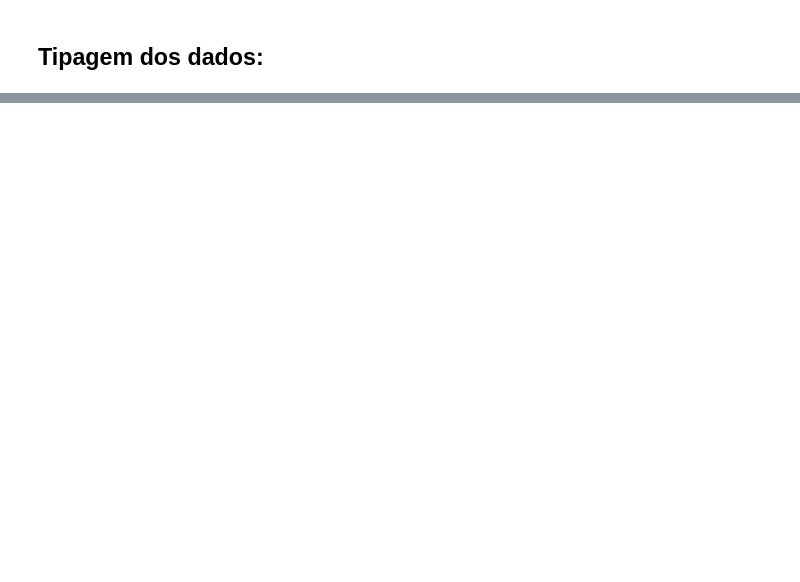
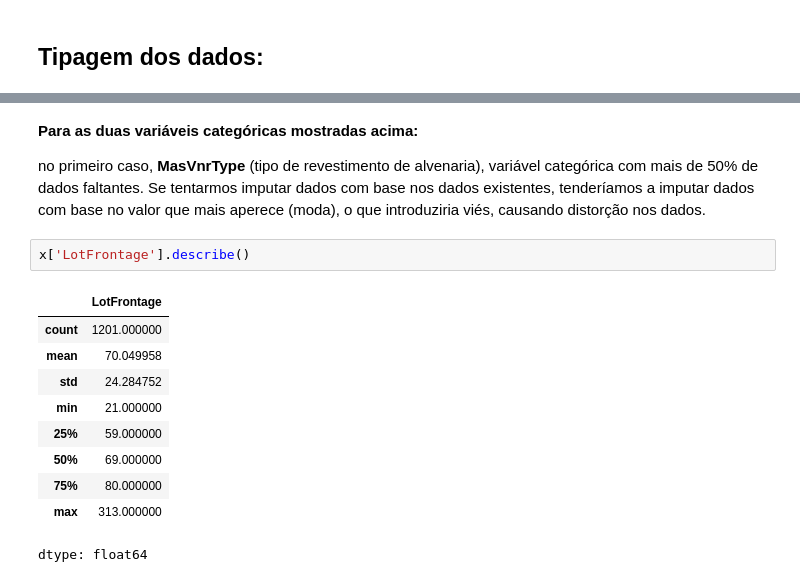
Before and after one commit to daianekr/kaggle-challenge, a Jupyter notebook: nb.ipynb, the cells around one changed output, grey strips where cells are left out. Saved outputs shown, nothing was run; the diff lists cells and outputs as text; blank space fills up the shorter version.

```diff
--- a/nb.ipynb
+++ b/nb.ipynb
@@ -209,0 +268,17 @@ data.drop(['SalePrice'], axis=1, inplace=True)
+# %% [markdown]
+**Para as duas variáveis categóricas mostradas acima:**
+
+no primeiro caso, **MasVnrType** (tipo de revestimento de alvenaria), variável categórica com mais de 50% de dados faltantes. Se tentarmos imputar dados com base nos dados existentes, tenderíamos a imputar dados com base no valor que mais aperece (moda), o que introduziria viés, causando distorção nos dados.
+# %%
+x['LotFrontage'].describe()
+# %% [output]
+|  | LotFrontage |
+| count | 1201.000000 |
+| mean | 70.049958 |
+| std | 24.284752 |
+| min | 21.000000 |
+| 25% | 59.000000 |
+| 50% | 69.000000 |
+| 75% | 80.000000 |
+| max | 313.000000 |
+dtype: float64
```
Also changed, not shown: parts of 27 cells of this notebook.
